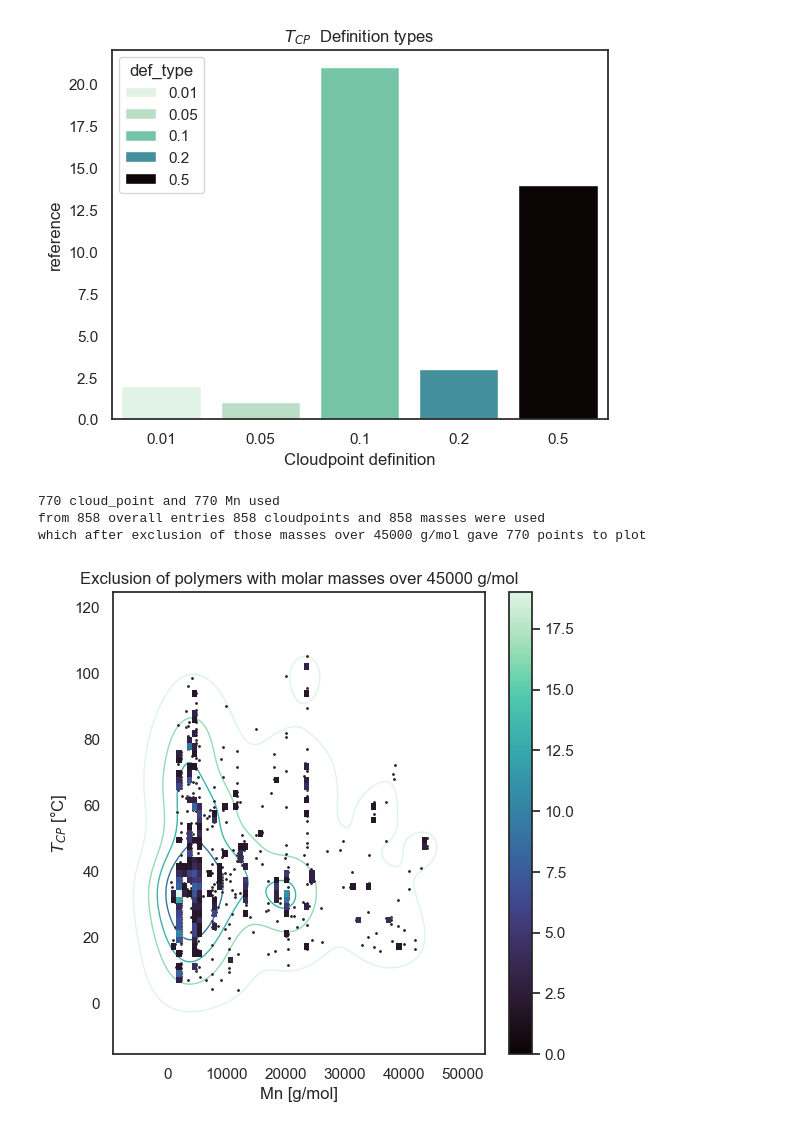
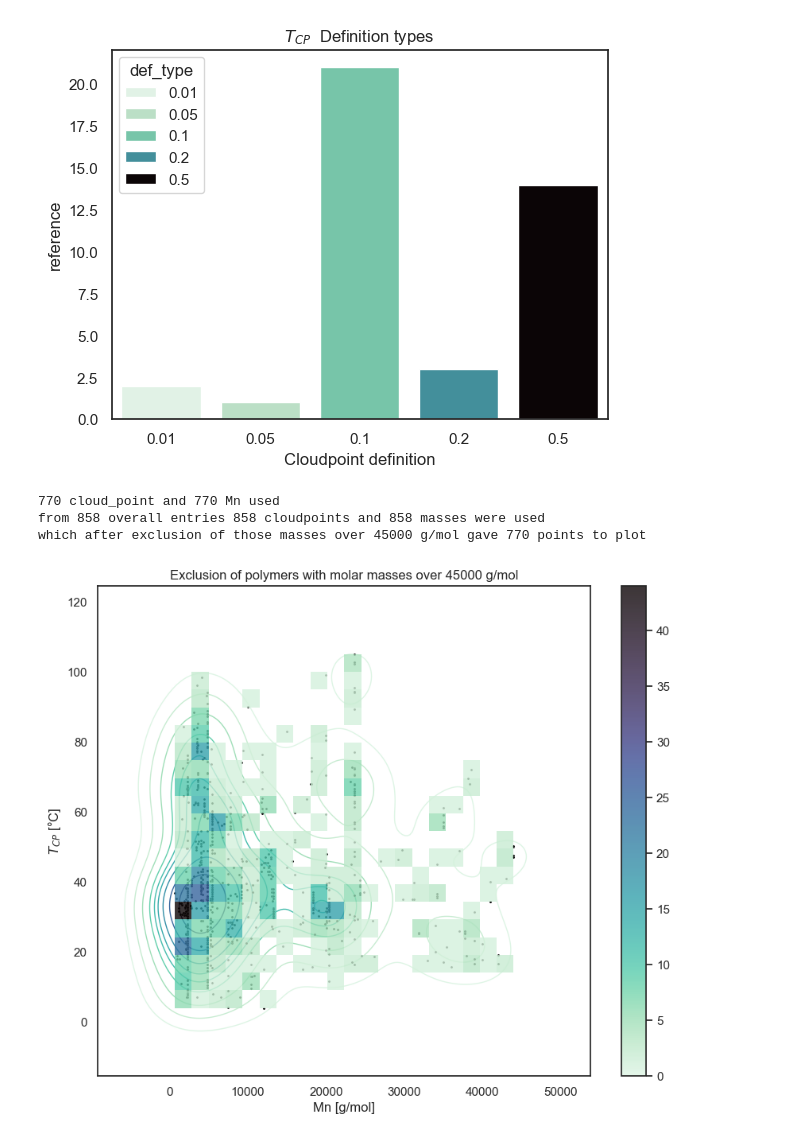
Before and after one commit to Bizbalt/PFP, a Jupyter notebook: examples/cloud_point/data_curation_and analysis.ipynb, the cells around one changed output. Saved outputs shown, nothing was run; the diff lists cells and outputs as text; code cells hidden in the pictures.

Commit message:
:lipstick: plot cosmetics

```diff
--- a/examples/cloud_point/data_curation_and analysis.ipynb
+++ b/examples/cloud_point/data_curation_and analysis.ipynb
@@ -233,33 +233,33 @@ Text(0.5, 1.0, '$T_{CP}$  Definition types')
 # %%
 sns.set_theme(style="white", palette=None)
 df2 = df[["cloud_point", "Mn"]]
 df2 = df2.dropna()
 smaller_Mn = df2[df2["Mn"] > 45000].index
 df2.drop(smaller_Mn, inplace=True)
 y, x= (df2["cloud_point"], df2["Mn"])
 print("{} {} and {} {} used".format(len(y), y.name, len(x), x.name))
 
 # Draw a combo histogram and scatterplot with density contours
-f, ax = plt.subplots(figsize=(6, 6))
-sns.scatterplot(x=x, y=y, s=5, color=".15")
-sns.kdeplot(x=x, y=y, levels=5, color="w", linewidths=1, zorder=0, fill=False, cmap="mako_r")
-sns.histplot(x=x, y=y, bins=50, pthresh=.1, cmap="mako", cbar=True)
+f, ax = plt.subplots(figsize=(10, 8))
+sns.scatterplot(x=x, y=y, s=5, color="black")
+sns.kdeplot(x=x, y=y, levels=10, color="w", linewidths=1, zorder=0, fill=False, cmap="mako_r")
+sns.histplot(x=x, y=y, bins=20, alpha=0.8, cmap="mako_r", cbar=True)
 plt.xlabel("Mn [g/mol]")
 plt.ylabel("$T_{CP}$ [°C]")
 
 
 plt.title("Exclusion of polymers with molar masses over 45000 g/mol")
 print("from {} overall entries {} cloudpoints and {} masses were used \n"
       "which after exclusion of those masses over 45000 g/mol gave {} points to plot"
     .format(len(df), len(df["cloud_point"].dropna()) , len( df["Mn"].dropna()), len(x)))
 
 # save option
 # plt.savefig(fname=os.path.join(base_path, "{} over {}".format(y.name, x.name)), dpi=600, bbox_inches="tight")
 # %% [output]
 770 cloud_point and 770 Mn used
 from 858 overall entries 858 cloudpoints and 858 masses were used
 which after exclusion of those masses over 45000 g/mol gave 770 points to plot
-[figure, old version]
+[figure, new version]
 # %%
 # lastly show representations of all polymerstyles
 df.nunique
```
